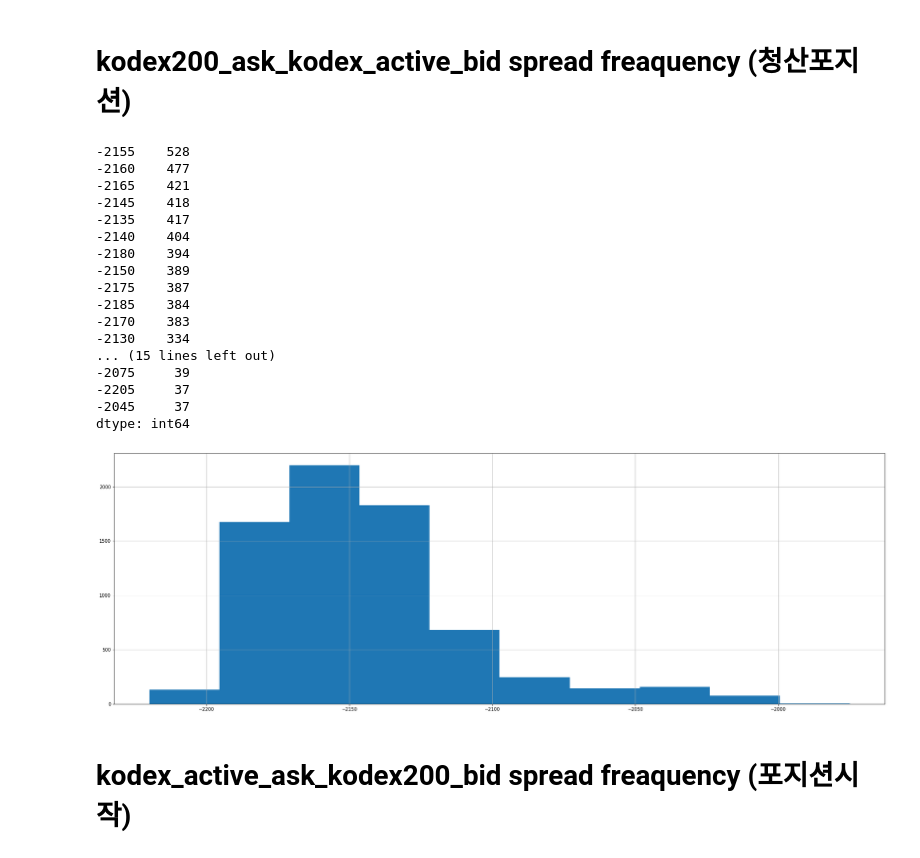
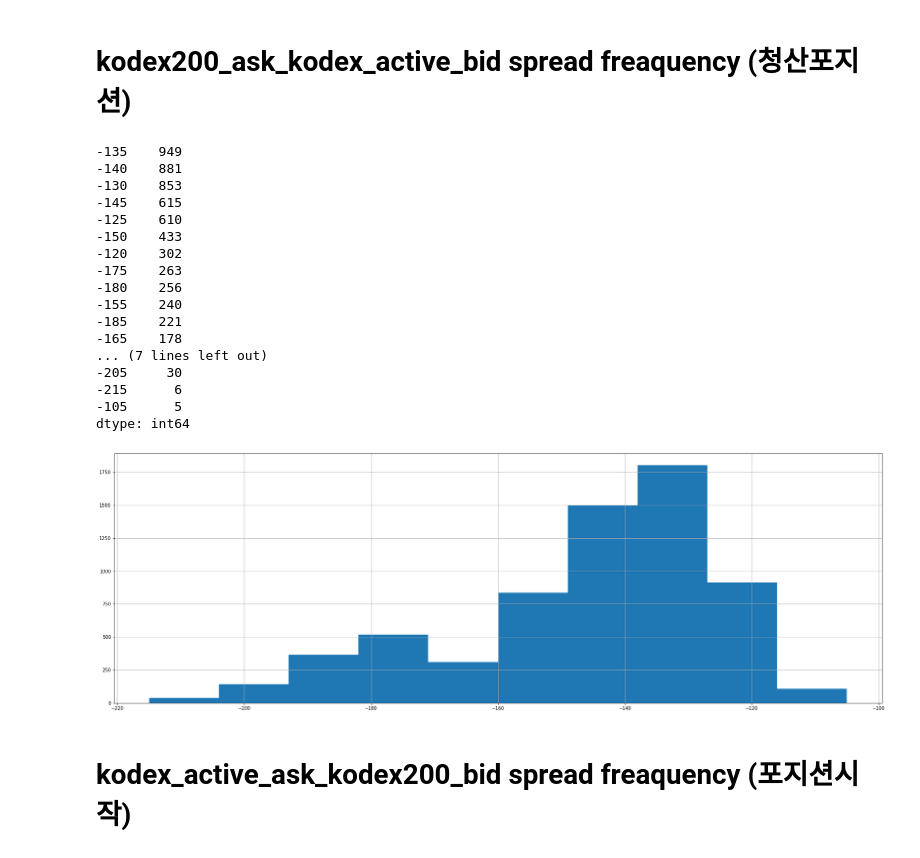
Before and after one commit to hyungchanchoi/AlgorithmTrading_pykiwoom, a Jupyter notebook: analysis/kodex200_kodex_active_analy.ipynb, the cells around one changed output. Drawn from its saved outputs; the diff is of its cells as text; code cells hidden in the pictures.

Commit message:
kodex200_kodex_active_analy(210128)

```diff
--- a/analysis/kodex200_kodex_active_analy.ipynb
+++ b/analysis/kodex200_kodex_active_analy.ipynb
@@ -70,14 +82,17 @@ temp
 # %%
 df = {}
 calender = []
-for date in range(20210101,20210109):
+for date in range(20200929,20210128):
+    if 20201231< date <20210101:
+        continue
     temps = pd.DataFrame()
     temps = one_day(temp,date)
     try:
-        # ratio  = int((temps['kodex200'] / temps['kodex_inv']).mean)
-        temps['ma60_mean'] = temps['spread'].rolling(window=60, center=False).mean()
-        temps['ma60_std'] = temps['spread'].rolling(window=60, center=False).std()
-        temps['ma60_zscore'] = (temps['spread'] - temps['ma60_mean']) / temps['ma60_std']
+        temp['spread'] = temp['kodex200'] - temp['kodex_active']
+        temp['ma60_spread'] = temp['spread'].rolling(window=60, center=False).mean()
+        # temps['ma60_mean'] = temps['spread'].rolling(window=60, center=False).mean()
+        # temps['ma60_std'] = temps['spread'].rolling(window=60, center=False).std()
+        # temps['ma60_zscore'] = (temps['spread'] - temps['ma60_mean']) / temps['ma60_std']
         df[str(date)] = temps
         if len(temps) != 0:
             calender.append(str(date))
@@ -107,7 +102,7 @@ See the caveats in the documentation: https://pandas.pydata.org/pandas-docs/stab
 # %% [markdown]
 # 그래프 그리기
 # %%
-for date in calender:
+for date in calender[-20:]:
     plt.rcParams["figure.figsize"] = (20, 10)
     df[date]['spread'].plot()
     df[date]['ma60_spread'].plot()
@@ -116,7 +111,7 @@ for date in calender:
     temp_high.plot(linestyle='--')
     temp_low.plot(linestyle='--')
     # df[date]['kodex200'].plot()
-    # df[date]['kodex_inv'].plot()
+    # df[date]['kodex_active'].plot()
     # plt.axhline((0.0003), color='red', linestyle='--')
     # plt.axhline((-0.0003), color='red', linestyle='--')
     plt.show()
@@ -146,17 +149,16 @@ cd bidask
 # %%
-now = '20210125'
+now = '20210128'
 
 kodex_active_bidask = pd.read_pickle('KODEX 혁신기술테마액티브_'+now)
-kodex200_bidask = pd.read_pickle('KODEX 200_'+now)
+kodex200_bidask = pd.read_pickle('KODEX 200TR_'+now)
 
 kodex_active_bidask = kodex_active_bidask.reset_index()[['bid','ask']]
 kodex200_bidask = kodex200_bidask.reset_index()[['bid','ask']]
-
 bidask = pd.concat([kodex_active_bidask,kodex200_bidask],axis=1)
-# bidask =  pd.merge(left = kodex_active_bidask , right = kodex200_bidask, how = "outer", on = "time")
+# bidask =  pd.merge(left = kodex_active_bidask , right = kodex200_bidask, how = "inner", on = "time")
 bidask.columns = ['kodex_active_bid','kodex_active_ask','kodex200_bid','kodex200_ask']
-bidask['kodex_active_ask'] = bidask['kodex_active_ask'] *3
-bidask['kodex_active_bid'] = bidask['kodex_active_bid'] *3
+bidask['kodex_active_ask'] = bidask['kodex_active_ask']
+bidask['kodex_active_bid'] = bidask['kodex_active_bid']
 kodex_active_ask = bidask['kodex_active_ask']
 kodex_active_bid = bidask['kodex_active_bid']
 kodex200_ask = bidask['kodex200_ask']
@@ -188,29 +190,29 @@ bidask_spread.hist()
 # %% [markdown]
 # kodex200_ask_kodex_active_bid spread freaquency    (청산포지션)
 # %%
-finish = kodex_active_ask - kodex200_bid
-finish.hist()
-finish = finish.value_counts()
+long = kodex_active_ask - kodex200_bid
+long.hist()
+finish = long.value_counts()
 print(finish[:30])
 # %% [output]
--2155    528
--2160    477
--2165    421
--2145    418
--2135    417
--2140    404
--2180    394
--2150    389
--2175    387
--2185    384
--2170    383
--2130    334
-... (15 lines left out)
--2075     39
--2205     37
--2045     37
+-135    949
+-140    881
+-130    853
+-145    615
+-125    610
+-150    433
+-120    302
+-175    263
+-180    256
+-155    240
+-185    221
+-165    178
+... (7 lines left out)
+-205     30
+-215      6
+-105      5
 dtype: int64
-[figure, old version]
+[figure, new version]
 # %% [markdown]
 # kodex_active_ask_kodex200_bid spread freaquency (포지션시작)
 # %%
```
Also changed, not shown: parts of 24 cells of this notebook.
